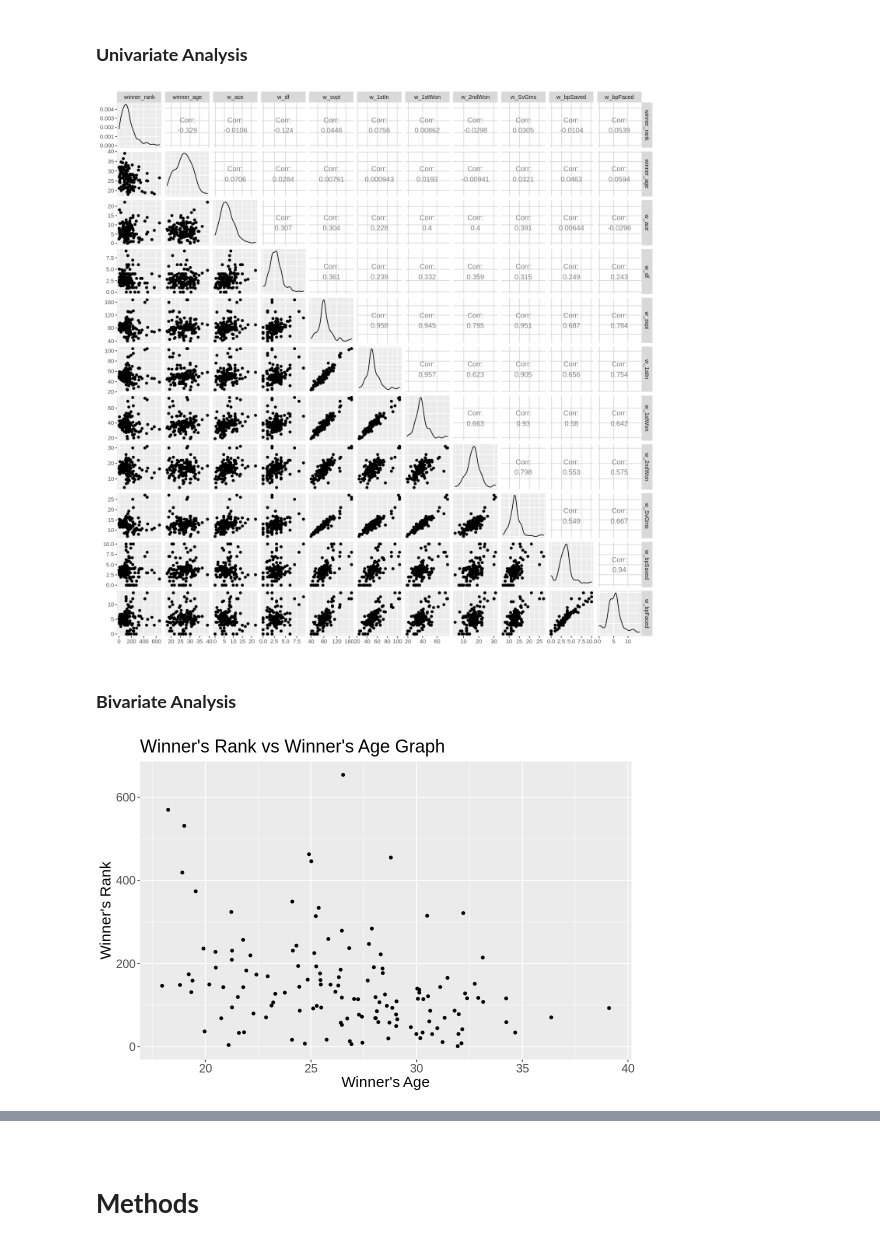
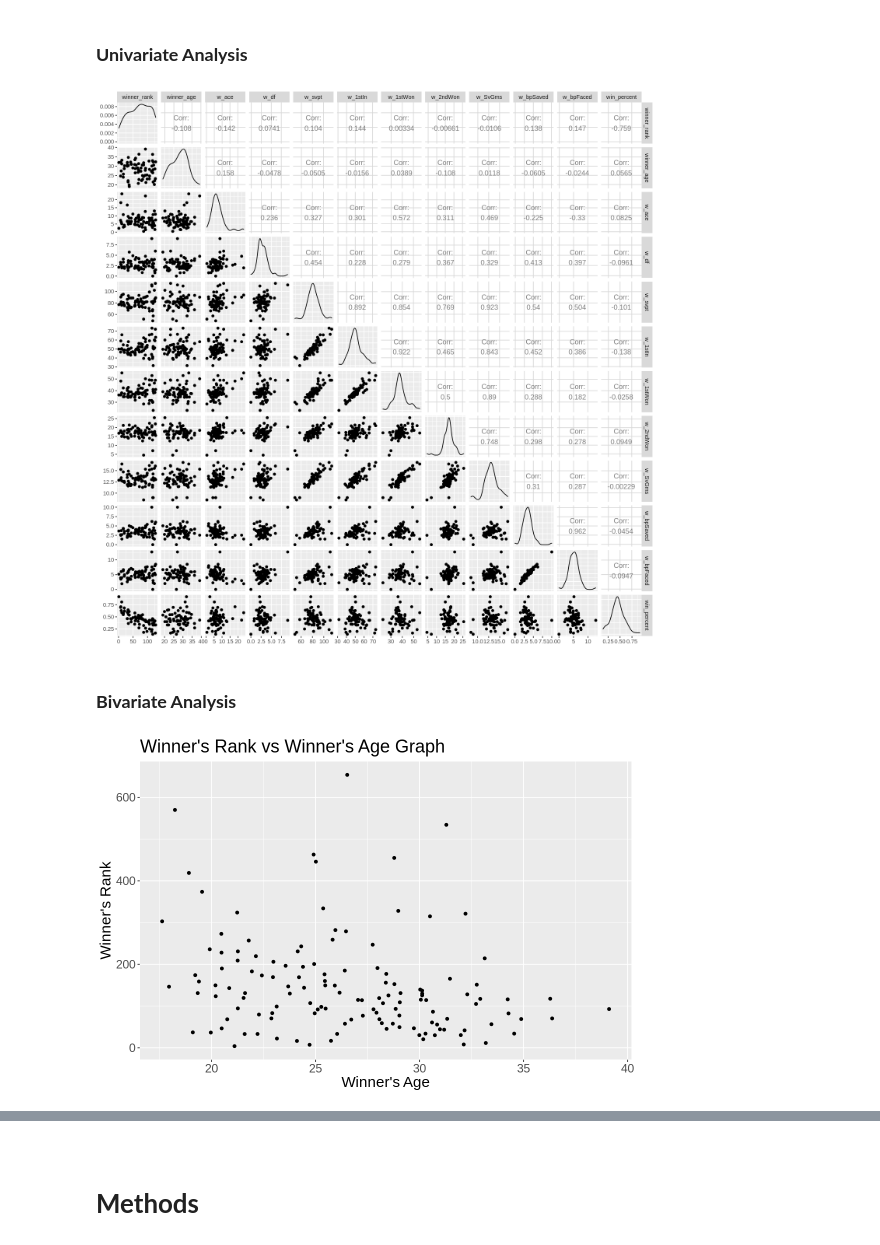
Before and after one commit to jo-adithya/dsci_project, a Jupyter notebook: proposal.ipynb, the cells around one changed output, grey strips where cells are left out. Drawn from its saved outputs; the diff is of its cells as text; code cells hidden in the pictures.

```diff
--- a/proposal.ipynb
+++ b/proposal.ipynb
@@ -114,12 +142,11 @@ colnames(tennis)
 # %% [markdown]
 ### **Filtering the Dataset**
 # %%
-tennis <- subset(tennis, select = c(tourney_name, draw_size, tourney_level, tourney_date, winner_name,
-                                    winner_hand, winner_ht, winner_ioc, winner_age, score, best_of, w_ace,
+tennis <- subset(tennis, select = c(tourney_name, draw_size, tourney_level, tourney_date, winner_name, loser_name,
+                                    winner_ht, winner_ioc, score, best_of, w_ace,
                                     w_df, w_svpt, w_1stIn, w_1stWon, w_2ndWon, w_SvGms, w_bpSaved, w_bpFaced,
-                                    winner_rank, winner_rank_points))
+                                    winner_rank, loser_rank, winner_rank_points))
 # %%
 tennis <- filter(tennis, substr(tourney_date, 0, 4) == "2018")
-tennis <- mutate(tennis, winner_hand = as.integer(as.factor(winner_hand)), na.rm = TRUE)
 tennis
 # %% [output]
@@ -136,13 +163,31 @@ A tibble: 2418 × 23
 # %% [markdown]
 #### **Group By Player Name**
 # %%
-player_stats <- group_by(tennis, winner_name) %>%
-    summarize(winner_rank = mean(winner_rank), winner_age = median(winner_age),
-              winner_hand = mean(winner_hand), w_ace = mean(w_ace), w_df = mean(w_df),
+player_stats_win <- group_by(tennis, winner_name) %>%
+    summarize(winner_rank = mean(winner_rank),
+              n_winner = n(),
+              w_ace = mean(w_ace), w_df = mean(w_df),
               w_svpt = mean(w_svpt), w_1stIn = mean(w_1stIn), w_1stWon = mean(w_1stWon),
               w_2ndWon = mean(w_2ndWon), w_SvGms = mean(w_SvGms), w_bpSaved = mean(w_bpSaved),
               w_bpFaced = mean(w_bpFaced)) %>%
-    na.omit(player_stats)
+    na.omit() %>%
+    arrange(winner_rank) %>%
+    rename(name = winner_name)
+
+player_stats_lose <- group_by(tennis, loser_name) %>%
+    summarize(loser_rank = mean(loser_rank), n_lose = n()) %>%
+    na.omit() %>%
+    arrange(loser_rank) %>%
+    rename(name = loser_name)
+
+player_stats <- merge(player_stats_win, player_stats_lose, by = "name") %>%
+    arrange(winner_rank) %>%
+    head(100)
+
+player_stats <- player_stats %>%
+    mutate(win_percent = n_winner / (n_winner + n_lose)) %>%
+    arrange(desc(win_percent)) %>%
+    subset(select = -c(name, n_winner, n_lose, loser_rank))
 
 player_stats
 # %% [output]
@@ -193,9 +238,9 @@ A tibble: 138 × 13
 # %%
 options(repr.plot.width = 12, repr.plot.height = 12)
 
-player_training %>% select(-c(winner_name, winner_hand)) %>% ggpairs()
+player_training %>% ggpairs()
 # %% [output]
-[figure, old version]
+[figure, new version]
 # %% [markdown]
 ### **Bivariate Analysis**
 # %%
@@ -212,7 +257,7 @@ rank_vs_age <- player_training %>%
 
 rank_vs_age
 # %% [output]
-[figure, old version]
+[figure, new version]
 # %%
 # Winner's Rank vs Winner's Aces
 
```
Also changed, not shown: parts of 22 cells of this notebook.
